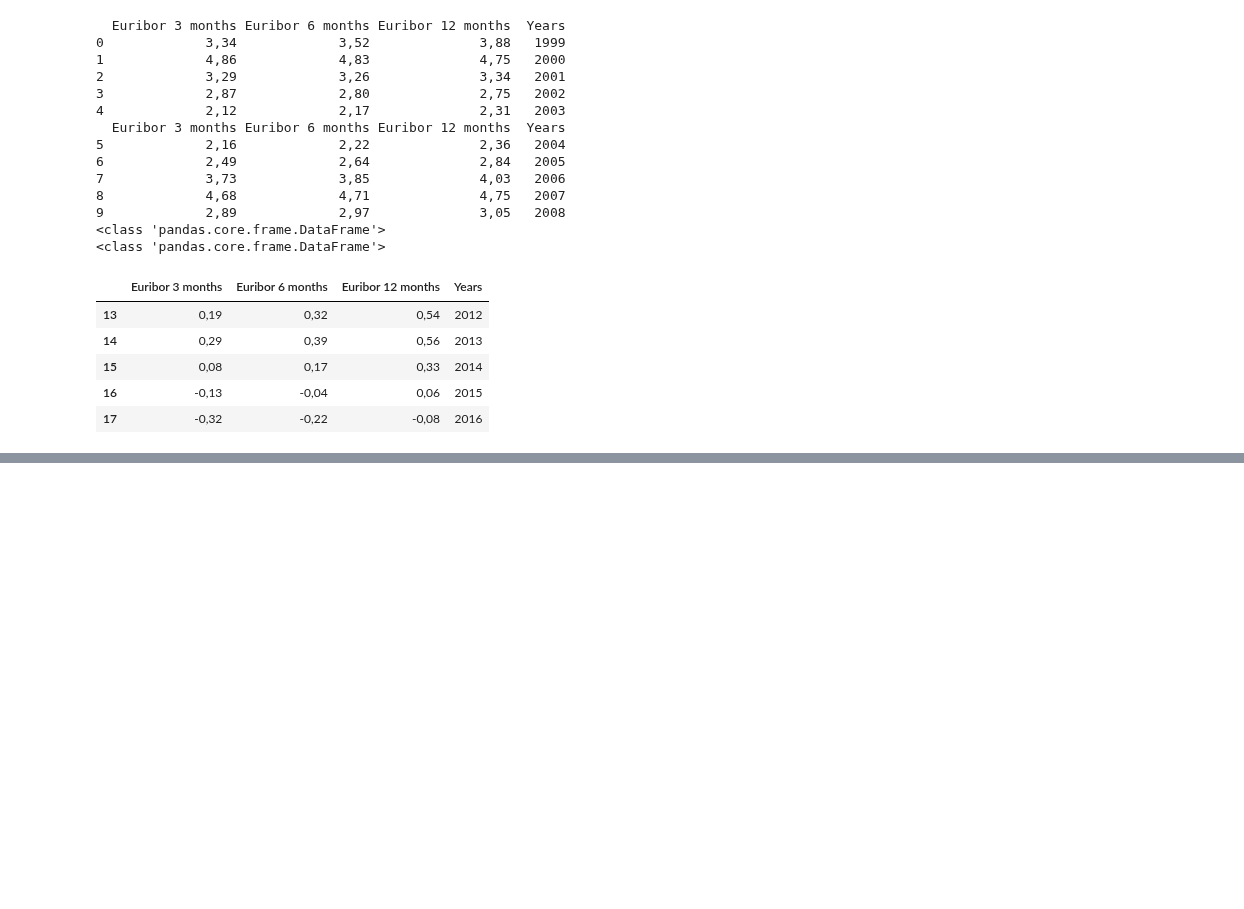
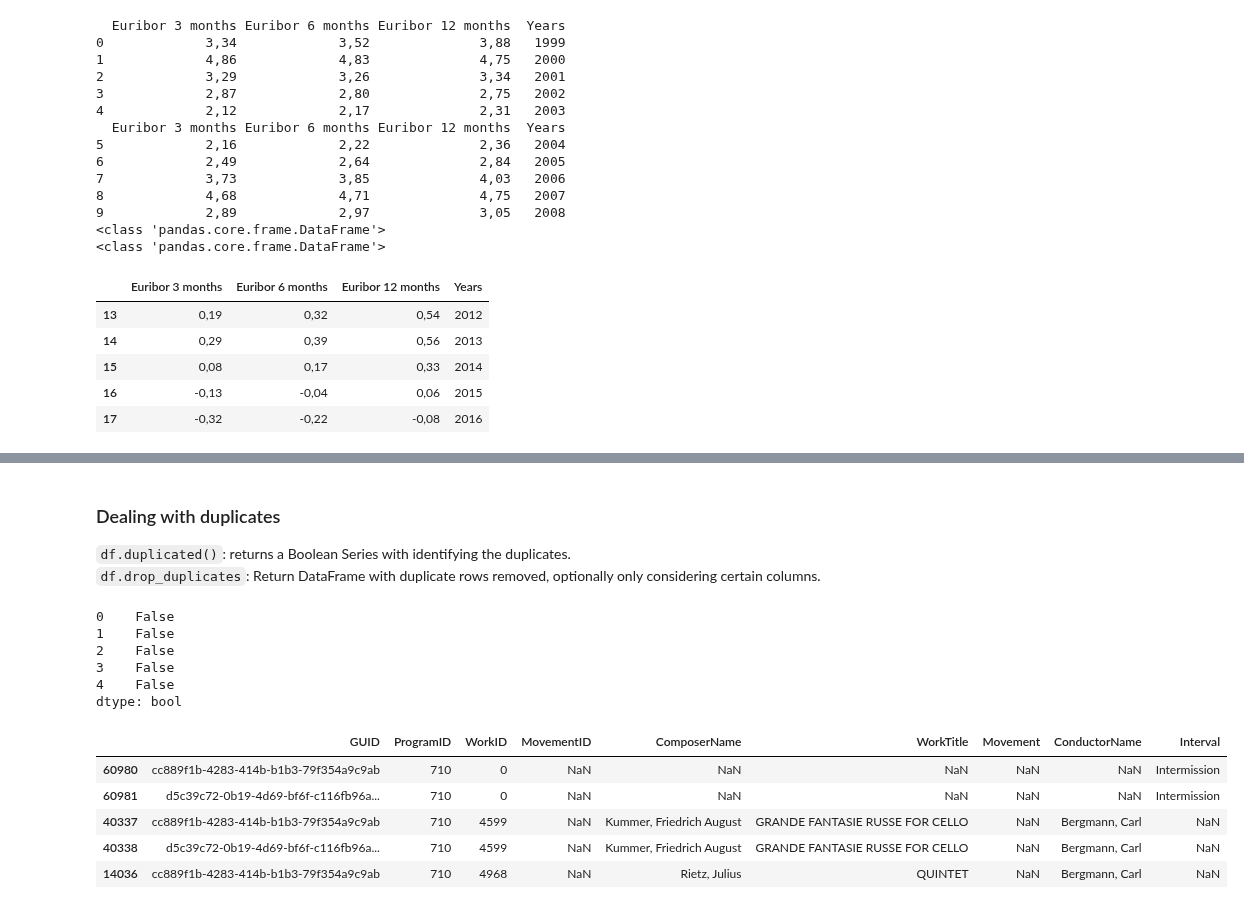
Before and after one commit to jnpicao/LDSSA-batch3-workspace, a Jupyter notebook: S02 - Data Wrangling/S02 - Data Wrangling - resumo.ipynb, the cells around one changed output, grey strips where cells are left out. Saved outputs shown, nothing was run; the diff lists cells and outputs as text; code cells hidden in the pictures; blank space fills up the shorter version.

```diff
--- a/S02 - Data Wrangling/S02 - Data Wrangling - resumo.ipynb
+++ b/S02 - Data Wrangling/S02 - Data Wrangling - resumo.ipynb
@@ -318,0 +374,24 @@ final_pd.head()
+# %% [markdown]
+### Dealing with duplicates
+
+`df.duplicated()`: returns a Boolean Series with identifying the duplicates.
+`df.drop_duplicates`: Return DataFrame with duplicate rows removed, optionally only considering certain columns.
+# %%
+works.duplicated(subset=['ProgramID', 'WorkID','MovementID']).head()
+# %% [output]
+0    False
+1    False
+2    False
+3    False
+4    False
+dtype: bool
+# %%
+dups = works.duplicated(subset=['ProgramID', 'WorkID','MovementID'], keep=False)
+works[dups].sort_values(by=['ProgramID', 'WorkID','MovementID']).head()
+# %% [output]
+|  | GUID | ProgramID | WorkID | MovementID | ComposerName | WorkTitle | Movement | ConductorName | Interval |
+| 60980 | cc889f1b-4283-414b-b1b3-79f354a9c9ab | 710 | 0 | NaN | NaN | NaN | NaN | NaN | Intermission |
+| 60981 | d5c39c72-0b19-4d69-bf6f-c116fb96a... | 710 | 0 | NaN | NaN | NaN | NaN | NaN | Intermission |
+| 40337 | cc889f1b-4283-414b-b1b3-79f354a9c9ab | 710 | 4599 | NaN | Kummer, Friedrich August | GRANDE FANTASIE RUSSE FOR CELLO | NaN | Bergmann, Carl | NaN |
+| 40338 | d5c39c72-0b19-4d69-bf6f-c116fb96a... | 710 | 4599 | NaN | Kummer, Friedrich August | GRANDE FANTASIE RUSSE FOR CELLO | NaN | Bergmann, Carl | NaN |
+| 14036 | cc889f1b-4283-414b-b1b3-79f354a9c9ab | 710 | 4968 | NaN | Rietz, Julius | QUINTET | NaN | Bergmann, Carl | NaN |
```
Also changed, not shown: parts of 34 cells of this notebook, 1 other file.
